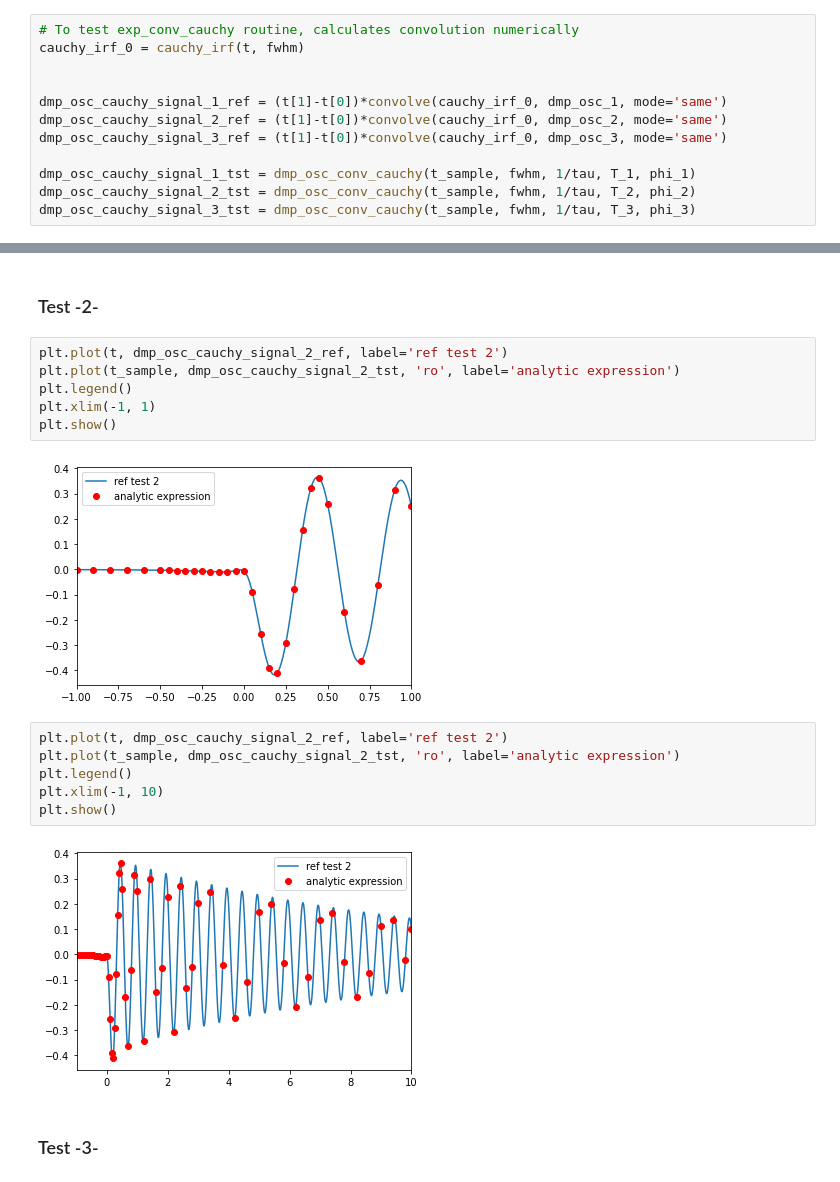
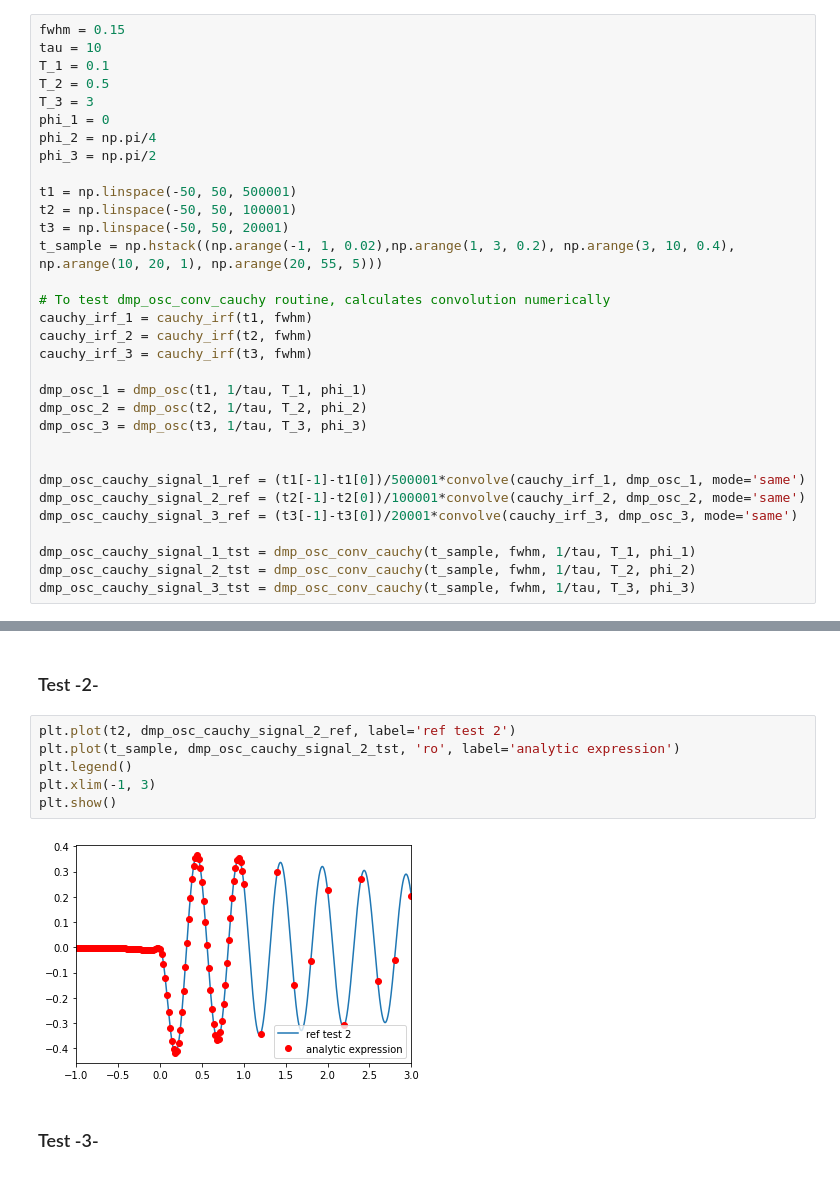
Before and after one commit to pistack/TRXASprefitpack-example, a Jupyter notebook: BenchMark.ipynb, the cells around one changed output, grey strips where cells are left out. Drawn from its saved outputs; the diff is of its cells as text.

```diff
--- a/BenchMark.ipynb
+++ b/BenchMark.ipynb
@@ -267,13 +259,33 @@ Test condition.
 2. fwhm = 0.15, tau = 10, T = 0.5, phase: $\pi/4$, time range [-50, 50]
 2. fwhm = 0.15, tau = 10, T = 3, phase: $\pi/2$, time range [-50, 50]
 # %%
-# To test exp_conv_cauchy routine, calculates convolution numerically
-cauchy_irf_0 = cauchy_irf(t, fwhm)
+fwhm = 0.15
+tau = 10
+T_1 = 0.1
+T_2 = 0.5
+T_3 = 3
+phi_1 = 0
+phi_2 = np.pi/4
+phi_3 = np.pi/2
+
+t1 = np.linspace(-50, 50, 500001)
+t2 = np.linspace(-50, 50, 100001)
+t3 = np.linspace(-50, 50, 20001)
+t_sample = np.hstack((np.arange(-1, 1, 0.02),np.arange(1, 3, 0.2), np.arange(3, 10, 0.4), np.arange(10, 20, 1), np.arange(20, 55, 5)))
+
+# To test dmp_osc_conv_cauchy routine, calculates convolution numerically
+cauchy_irf_1 = cauchy_irf(t1, fwhm)
+cauchy_irf_2 = cauchy_irf(t2, fwhm)
+cauchy_irf_3 = cauchy_irf(t3, fwhm)
+
+dmp_osc_1 = dmp_osc(t1, 1/tau, T_1, phi_1)
+dmp_osc_2 = dmp_osc(t2, 1/tau, T_2, phi_2)
+dmp_osc_3 = dmp_osc(t3, 1/tau, T_3, phi_3)
 
 
-dmp_osc_cauchy_signal_1_ref = (t[1]-t[0])*convolve(cauchy_irf_0, dmp_osc_1, mode='same')
-dmp_osc_cauchy_signal_2_ref = (t[1]-t[0])*convolve(cauchy_irf_0, dmp_osc_2, mode='same')
-dmp_osc_cauchy_signal_3_ref = (t[1]-t[0])*convolve(cauchy_irf_0, dmp_osc_3, mode='same')
+dmp_osc_cauchy_signal_1_ref = (t1[-1]-t1[0])/500001*convolve(cauchy_irf_1, dmp_osc_1, mode='same')
+dmp_osc_cauchy_signal_2_ref = (t2[-1]-t2[0])/100001*convolve(cauchy_irf_2, dmp_osc_2, mode='same')
+dmp_osc_cauchy_signal_3_ref = (t3[-1]-t3[0])/20001*convolve(cauchy_irf_3, dmp_osc_3, mode='same')
 
 dmp_osc_cauchy_signal_1_tst = dmp_osc_conv_cauchy(t_sample, fwhm, 1/tau, T_1, phi_1)
 dmp_osc_cauchy_signal_2_tst = dmp_osc_conv_cauchy(t_sample, fwhm, 1/tau, T_2, phi_2)
@@ -301,21 +313,13 @@ plt.show()
 # %% [markdown]
 ### Test -2-
 # %%
-plt.plot(t, dmp_osc_cauchy_signal_2_ref, label='ref test 2')
+plt.plot(t2, dmp_osc_cauchy_signal_2_ref, label='ref test 2')
 plt.plot(t_sample, dmp_osc_cauchy_signal_2_tst, 'ro', label='analytic expression')
 plt.legend()
-plt.xlim(-1, 1)
+plt.xlim(-1, 3)
 plt.show()
 # %% [output]
-[figure, old version]
+[figure, new version]
-# %%
-plt.plot(t, dmp_osc_cauchy_signal_2_ref, label='ref test 2')
-plt.plot(t_sample, dmp_osc_cauchy_signal_2_tst, 'ro', label='analytic expression')
-plt.legend()
-plt.xlim(-1, 10)
-plt.show()
-# %% [output]
-[figure, removed]
 # %% [markdown]
 ### Test -3-
 # %%
```
Also changed, not shown: parts of 28 cells of this notebook, 10 other files.
